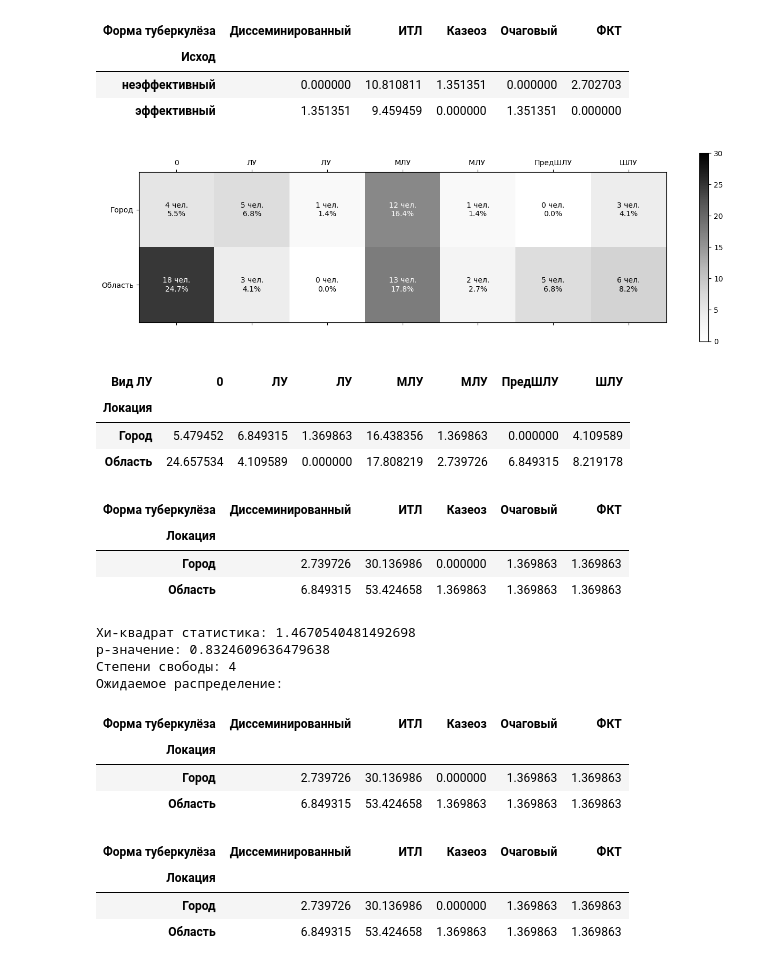
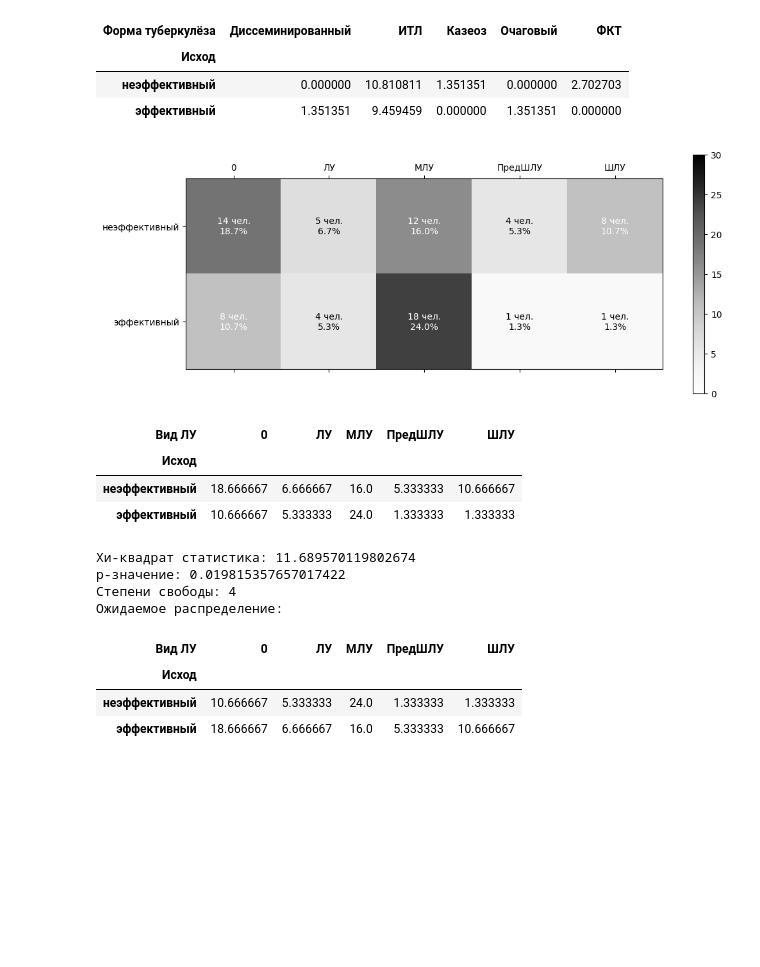
Before and after one commit to D-314/cyber-tuber, a Jupyter notebook: processing.ipynb, the cells around one changed output. Drawn from its saved outputs; the diff is of its cells as text; code cells hidden in the pictures; blank space fills up the shorter version.

```diff
--- a/processing.ipynb
+++ b/processing.ipynb
@@ -183,71 +184,49 @@ del freqs,norm_freqs,subset,subset_norm,i,j,z1,z2,loc,ax,text_color,max,col0,col
 | эффективный | 1.351351 | 9.459459 | 0.000000 | 1.351351 | 0.000000 |
 # %%
 #@title Разделение по двум параметрам
-col1 = "\u041B\u043E\u043A\u0430\u0446\u0438\u044F" #@param ["Локация", "Регион", "Работа", "Образование", "Форма туберкулёза", "Вид ЛУ",  "Исход"]
+col1 = "\u0418\u0441\u0445\u043E\u0434" #@param ["Локация", "Регион", "Работа", "Образование", "Форма туберкулёза", "Вид ЛУ",  "Исход"]
 col2 = "\u0412\u0438\u0434 \u041B\u0423" #@param ["Локация", "Регион", "Работа", "Образование", "Форма туберкулёза", "Вид ЛУ", "Исход"]
 
 freqs = df.groupby([col1,col2]).size()
 norm_freqs = 100 * freqs / freqs.sum()
 max = np.floor(np.ceil(norm_freqs.max() / 10) * 10)
 subset = freqs.unstack().fillna(0)
 subset_norm = norm_freqs.unstack().fillna(0)
 plt.matshow(subset_norm, cmap='Greys', vmin=0, vmax=max)
 ax = plt.gca()
 # Добавляем надписи
 for (((i,j),z1),((_,_),z2)) in zip(np.ndenumerate(subset), np.ndenumerate(subset_norm)):
     text_color = 'white' if subset_norm.iloc[i, j] > 10 else 'black'
     ax.text(j, i, '{:d} чел.\n{:0.1f}%'.format(int(z1), z2), ha='center', va='center', color=text_color)
 plt.xticks(range(len(subset_norm.columns)), subset_norm.columns)
 plt.yticks(range(len(subset_norm.index)), subset_norm.index)
 plt.colorbar()
 plt.show()
 display(HTML(subset_norm.to_html()))
+observed_data = subset_norm.values
+# Переставляем строки в соответствии с предположением
+if sum(observed_data[0]) > sum(observed_data[1]):
+    observed_data = [observed_data[1], observed_data[0]]
+
+chi2_stat, p_val, dof, expected_data = chi2_contingency(observed_data)
+print("Хи-квадрат статистика:", chi2_stat)
+print("p-значение:", p_val)
+print("Степени свободы:", dof)
+print("Ожидаемое распределение:")
+observed_data = pd.DataFrame(observed_data, index = subset_norm.index, columns = subset_norm.columns)
 del freqs,norm_freqs,subset,subset_norm,i,j,z1,z2,ax,text_color,max
+observed_data
 # %% [output]
-[figure, old version]
+[figure, new version]
-| Вид ЛУ | 0 | ЛУ | ЛУ | МЛУ | МЛУ | ПредШЛУ | ШЛУ |
-| Локация |  |  |  |  |  |  |  |
-| Город | 5.479452 | 6.849315 | 1.369863 | 16.438356 | 1.369863 | 0.000000 | 4.109589 |
-| Область | 24.657534 | 4.109589 | 0.000000 | 17.808219 | 2.739726 | 6.849315 | 8.219178 |
+| Вид ЛУ | 0 | ЛУ | МЛУ | ПредШЛУ | ШЛУ |
+| Исход |  |  |  |  |  |
+| неэффективный | 18.666667 | 6.666667 | 16.0 | 5.333333 | 10.666667 |
+| эффективный | 10.666667 | 5.333333 | 24.0 | 1.333333 | 1.333333 |
+Хи-квадрат статистика: 11.689570119802674
+p-значение: 0.019815357657017422
+Степени свободы: 4
+Ожидаемое распределение:
+| Вид ЛУ | 0 | ЛУ | МЛУ | ПредШЛУ | ШЛУ |
+| Исход |  |  |  |  |  |
+| неэффективный | 10.666667 | 5.333333 | 24.0 | 1.333333 | 1.333333 |
+| эффективный | 18.666667 | 6.666667 | 16.0 | 5.333333 | 10.666667 |
-# %%
-from scipy.stats import chi2_contingency
-
-freqs = df.groupby(['Локация','Форма туберкулёза']).size()
-norm_freqs = 100 * freqs / freqs.sum()
-subset_norm = norm_freqs.unstack().fillna(0)
-display(HTML(subset_norm.to_html()))
-
-observed_data = subset_norm.values
-
-# Переставляем строки в соответствии с предположением
-if sum(observed_data[0]) > sum(observed_data[1]):
-    observed_data = [observed_data[1], observed_data[0]]
-
-chi2_stat, p_val, dof, expected_data = chi2_contingency(observed_data)
-
-print("Хи-квадрат статистика:", chi2_stat)
-print("p-значение:", p_val)
-print("Степени свободы:", dof)
-print("Ожидаемое распределение:")
-observed_data = pd.DataFrame(observed_data, index = subset_norm.index, columns = subset_norm.columns)
-observed_data
-# %% [output]
-| Форма туберкулёза | Диссеминированный | ИТЛ | Казеоз | Очаговый | ФКТ |
-| Локация |  |  |  |  |  |
-| Город | 2.739726 | 30.136986 | 0.000000 | 1.369863 | 1.369863 |
-| Область | 6.849315 | 53.424658 | 1.369863 | 1.369863 | 1.369863 |
-Хи-квадрат статистика: 1.4670540481492698
-p-значение: 0.8324609636479638
-Степени свободы: 4
-Ожидаемое распределение:
-| Форма туберкулёза | Диссеминированный | ИТЛ | Казеоз | Очаговый | ФКТ |
-| Локация |  |  |  |  |  |
-| Город | 2.739726 | 30.136986 | 0.000000 | 1.369863 | 1.369863 |
-| Область | 6.849315 | 53.424658 | 1.369863 | 1.369863 | 1.369863 |
-# %%
-observed_data
-# %% [output]
-| Форма туберкулёза | Диссеминированный | ИТЛ | Казеоз | Очаговый | ФКТ |
-| Локация |  |  |  |  |  |
-| Город | 2.739726 | 30.136986 | 0.000000 | 1.369863 | 1.369863 |
-| Область | 6.849315 | 53.424658 | 1.369863 | 1.369863 | 1.369863 |
```
Also changed, not shown: parts of 1 cell of this notebook.
